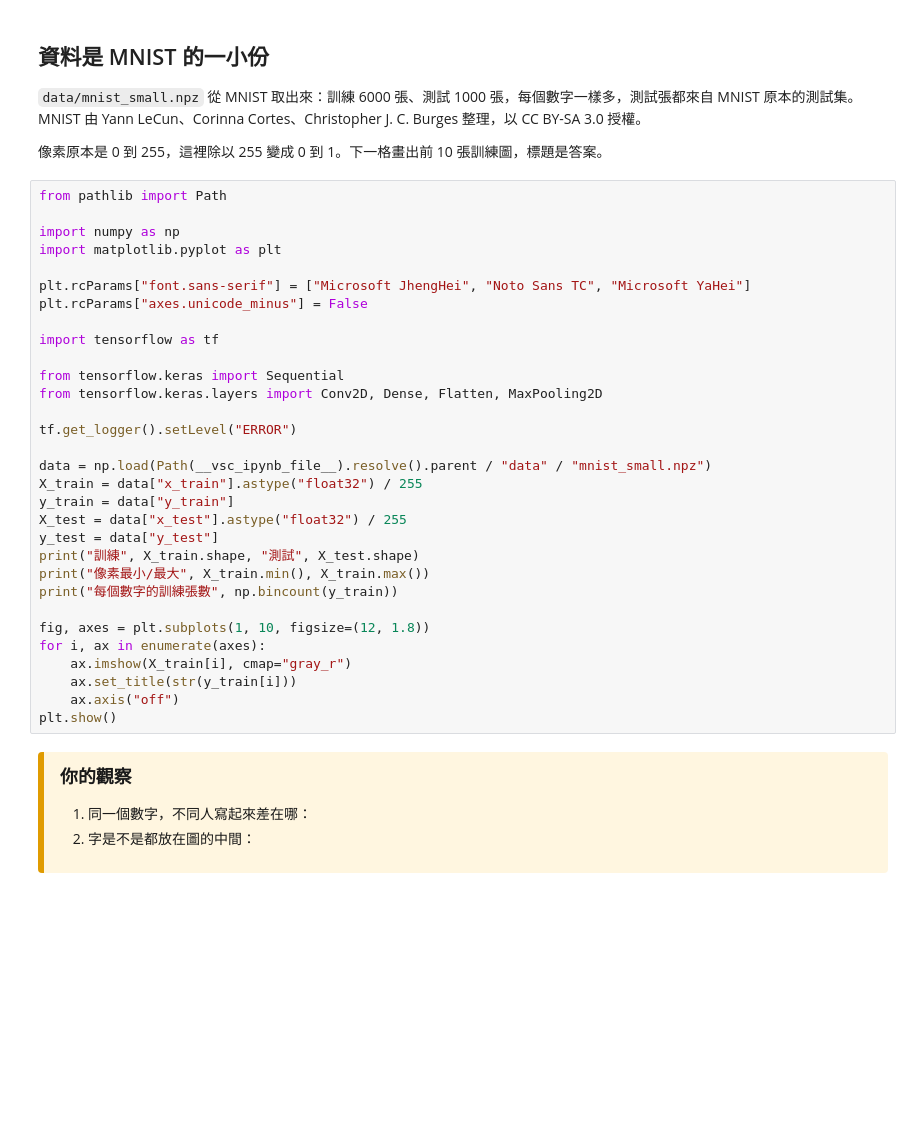
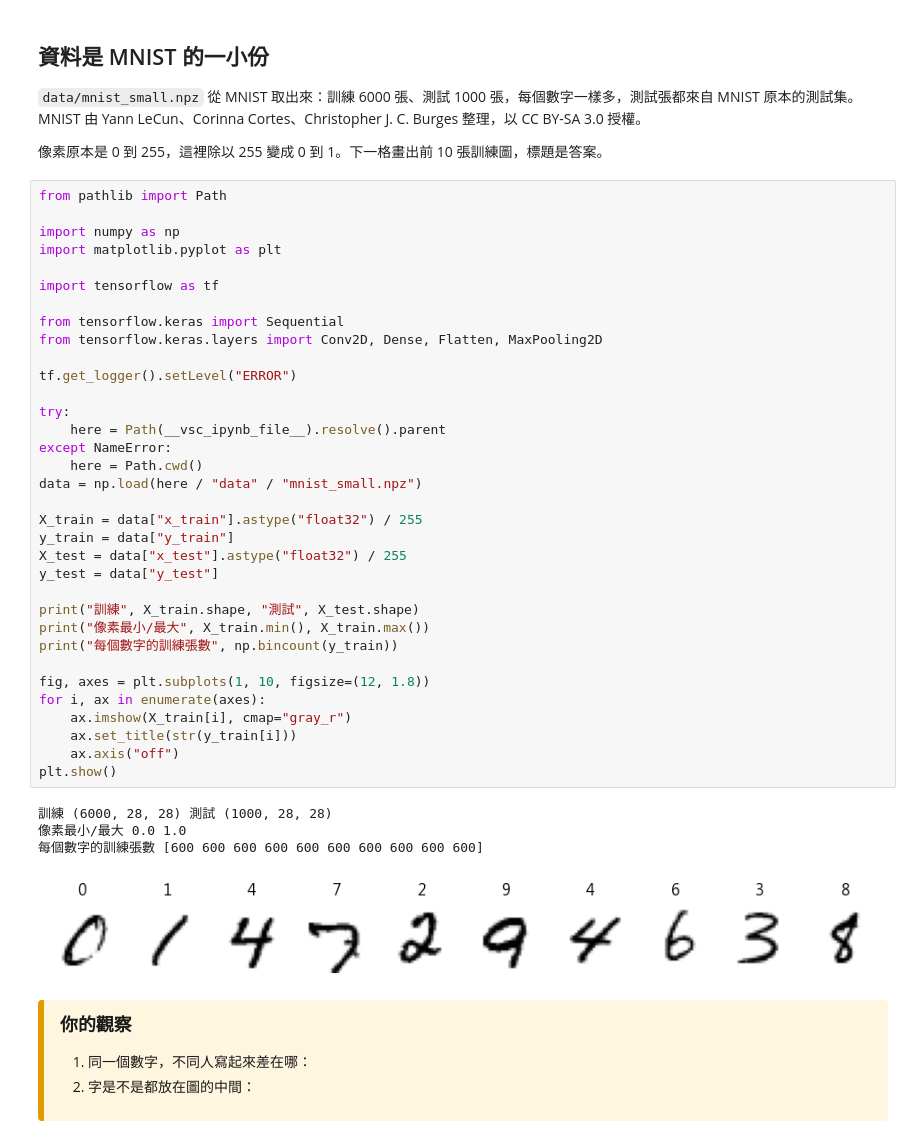
Before and after one commit to mz038197/Machine-Learning-Lab, a Jupyter notebook: convolutional-neural-networks/src/add_convolutional_neural_networks/experiment/卷積神經網路.ipynb, the cells around one changed output. Cells and saved outputs as stored; diff of their text form; blank space fills up the shorter version.

```diff
--- a/convolutional-neural-networks/src/add_convolutional_neural_networks/experiment/卷積神經網路.ipynb
+++ b/convolutional-neural-networks/src/add_convolutional_neural_networks/experiment/卷積神經網路.ipynb
@@ -26,34 +26,42 @@
 # %%
 from pathlib import Path
 
 import numpy as np
 import matplotlib.pyplot as plt
-
-plt.rcParams["font.sans-serif"] = ["Microsoft JhengHei", "Noto Sans TC", "Microsoft YaHei"]
-plt.rcParams["axes.unicode_minus"] = False
 
 import tensorflow as tf
 
 from tensorflow.keras import Sequential
 from tensorflow.keras.layers import Conv2D, Dense, Flatten, MaxPooling2D
 
 tf.get_logger().setLevel("ERROR")
 
-data = np.load(Path(__vsc_ipynb_file__).resolve().parent / "data" / "mnist_small.npz")
+try:
+    here = Path(__vsc_ipynb_file__).resolve().parent
+except NameError:
+    here = Path.cwd()
+data = np.load(here / "data" / "mnist_small.npz")
+
 X_train = data["x_train"].astype("float32") / 255
 y_train = data["y_train"]
 X_test = data["x_test"].astype("float32") / 255
 y_test = data["y_test"]
+
 print("訓練", X_train.shape, "測試", X_test.shape)
 print("像素最小/最大", X_train.min(), X_train.max())
 print("每個數字的訓練張數", np.bincount(y_train))
 
 fig, axes = plt.subplots(1, 10, figsize=(12, 1.8))
 for i, ax in enumerate(axes):
     ax.imshow(X_train[i], cmap="gray_r")
     ax.set_title(str(y_train[i]))
     ax.axis("off")
 plt.show()
+# %% [output]
+訓練 (6000, 28, 28) 測試 (1000, 28, 28)
+像素最小/最大 0.0 1.0
+每個數字的訓練張數 [600 600 600 600 600 600 600 600 600 600]
+[figure, added]
 # %% [markdown]
 <div style="background:#fff6e0;border-left:6px solid #e09b00;padding:12px 16px;border-radius:4px;color:#1a1a1a;">
 
```
Also changed, not shown: parts of 5 cells of this notebook, 5 other files.
